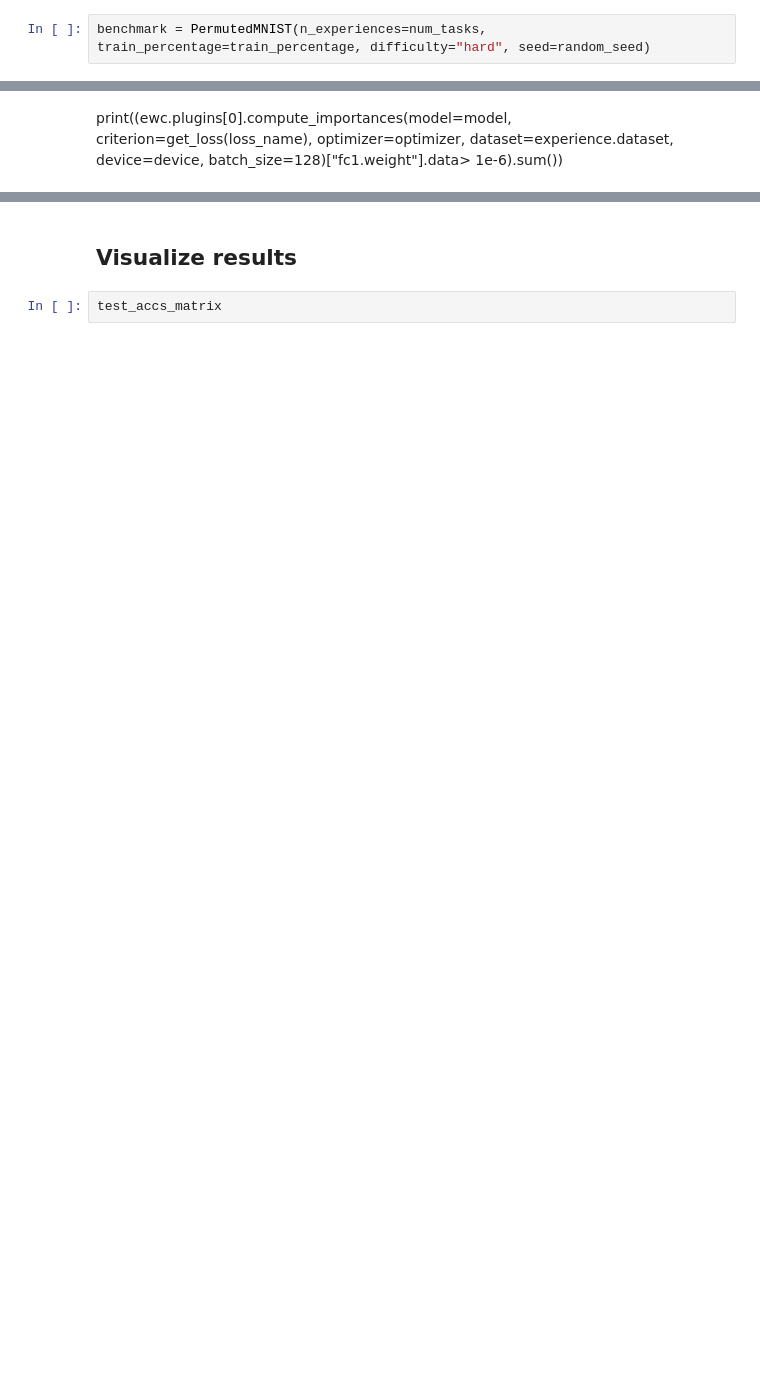
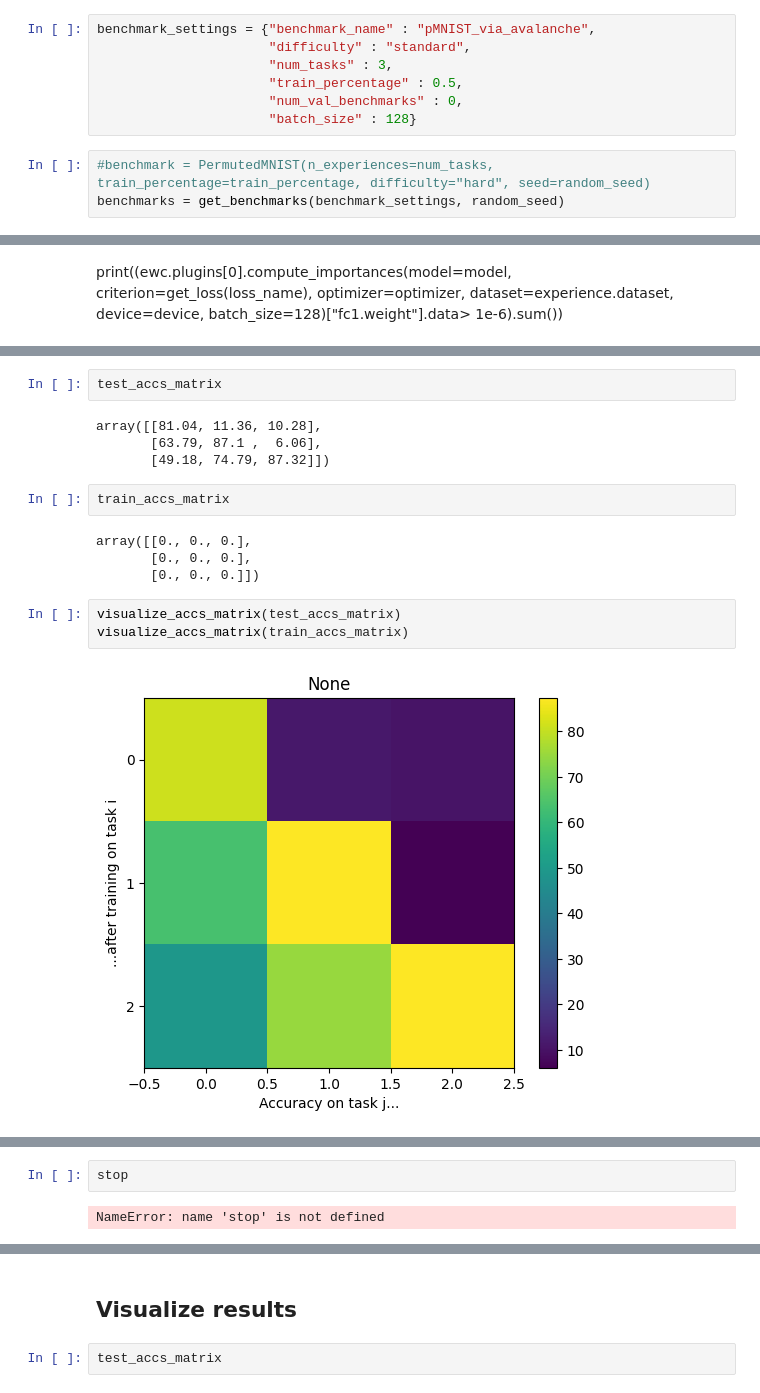
Before and after one commit to Mathisnplus1/Master-Thesis, a Jupyter notebook: Workspace/Core work/EWC_hard.ipynb, the cells around one changed output, grey strips where cells are left out. Cells and saved outputs as stored; diff of their text form; blank space fills up the shorter version.

```diff
--- a/Workspace/Core work/EWC_hard.ipynb
+++ b/Workspace/Core work/EWC_hard.ipynb
@@ -57,5 +59,13 @@ lr = 1e-3
 random_seed = 88
 # %% [markdown]
 ## Get p-MNIST benchmark
+# %%
+benchmark_settings = {"benchmark_name" : "pMNIST_via_avalanche",
+                      "difficulty" : "standard",
+                      "num_tasks" : 3,
+                      "train_percentage" : 0.5,
+                      "num_val_benchmarks" : 0,
+                      "batch_size" : 128}
 # %%
-benchmark = PermutedMNIST(n_experiences=num_tasks, train_percentage=train_percentage, difficulty="hard", seed=random_seed)
+#benchmark = PermutedMNIST(n_experiences=num_tasks, train_percentage=train_percentage, difficulty="hard", seed=random_seed)
+benchmarks = get_benchmarks(benchmark_settings, random_seed)
@@ -141,0 +155,17 @@ defaultdict(dict, {})
+# %%
+test_accs_matrix
+# %% [output]
+array([[81.04, 11.36, 10.28],
+       [63.79, 87.1 ,  6.06],
+       [49.18, 74.79, 87.32]])
+# %%
+train_accs_matrix
+# %% [output]
+array([[0., 0., 0.],
+       [0., 0., 0.],
+       [0., 0., 0.]])
+# %%
+visualize_accs_matrix(test_accs_matrix)
+visualize_accs_matrix(train_accs_matrix)
+# %% [output]
+[figure, added]
@@ -142,3 +173,7 @@ defaultdict(dict, {})
+# %%
+stop
+# %% [output]
+NameError: name 'stop' is not defined
 # %%
 test_accs_matrix = np.zeros((num_tasks, num_tasks))
 train_accs_matrix = np.zeros((num_tasks, num_tasks))
```
Also changed, not shown: parts of 26 cells of this notebook, 1 other file.
